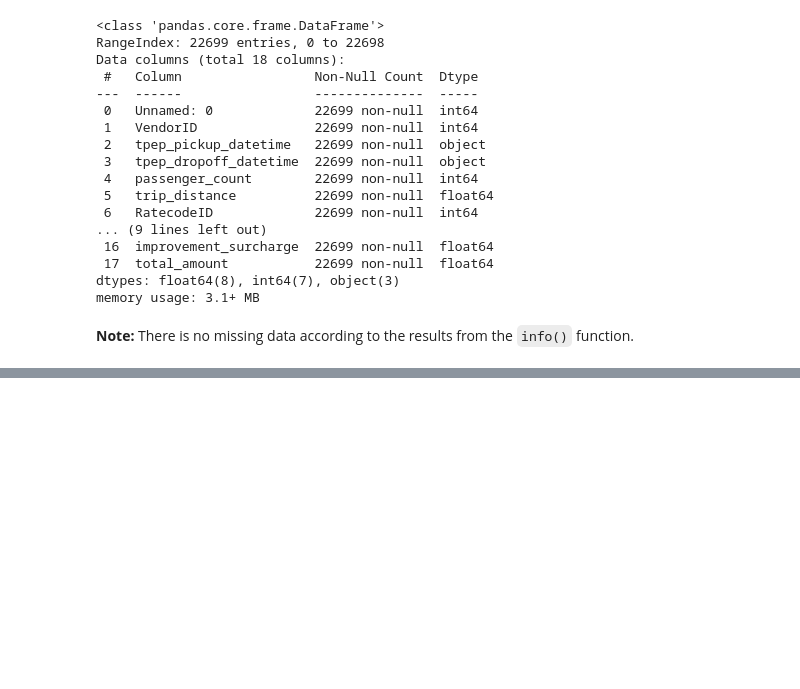
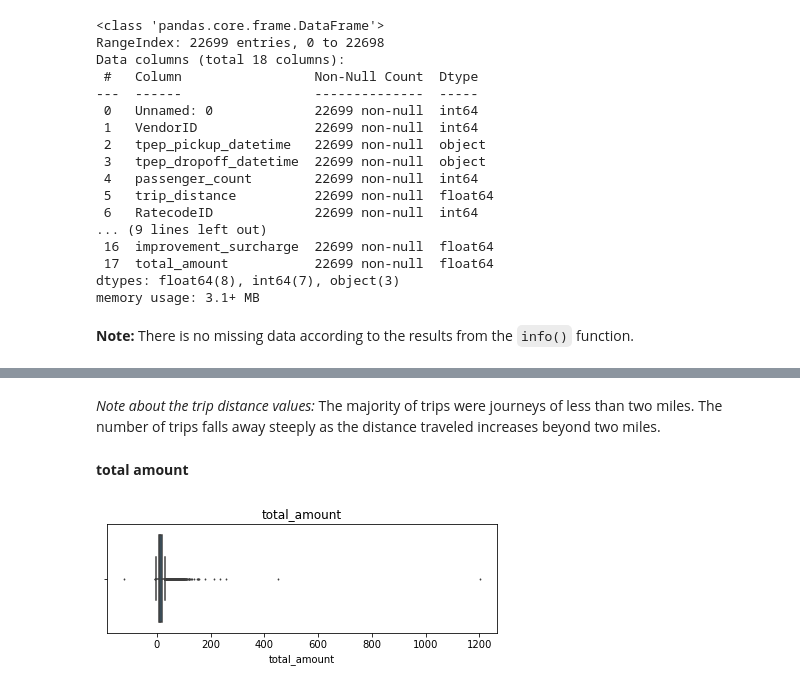
Before and after one commit to BrHACHLAF/Automatidata-Project, a Jupyter notebook: Automatidata_project_part_2.ipynb, the cells around one changed output, grey strips where cells are left out. Saved outputs shown, nothing was run; the diff lists cells and outputs as text; code cells hidden in the pictures; blank space fills up the shorter version.

```diff
--- a/Automatidata_project_part_2.ipynb
+++ b/Automatidata_project_part_2.ipynb
@@ -68,0 +130,12 @@ memory usage: 3.1+ MB
+# %% [markdown]
+*Note about the trip distance values:* The majority of trips were journeys of less than two miles. The number of trips falls away steeply as the distance traveled increases beyond two miles.
+# %% [markdown]
+**total amount**
+# %%
+# Create box plot of total_amount
+
+plt.figure(figsize=(7,2))
+plt.title('total_amount')
+sns.boxplot(x=df['total_amount'], fliersize=1);
+# %% [output]
+[figure, added]
```
Also changed, not shown: parts of 18 cells of this notebook, 5 other files.
